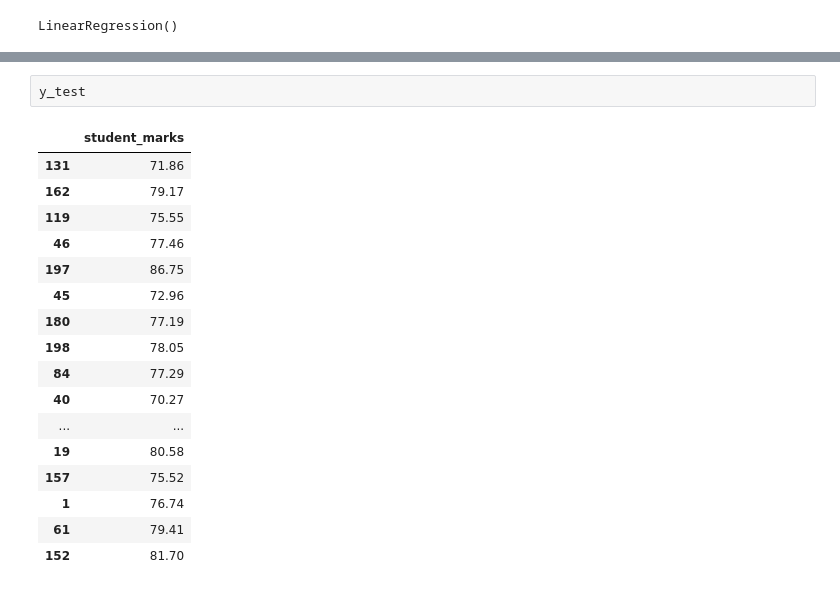
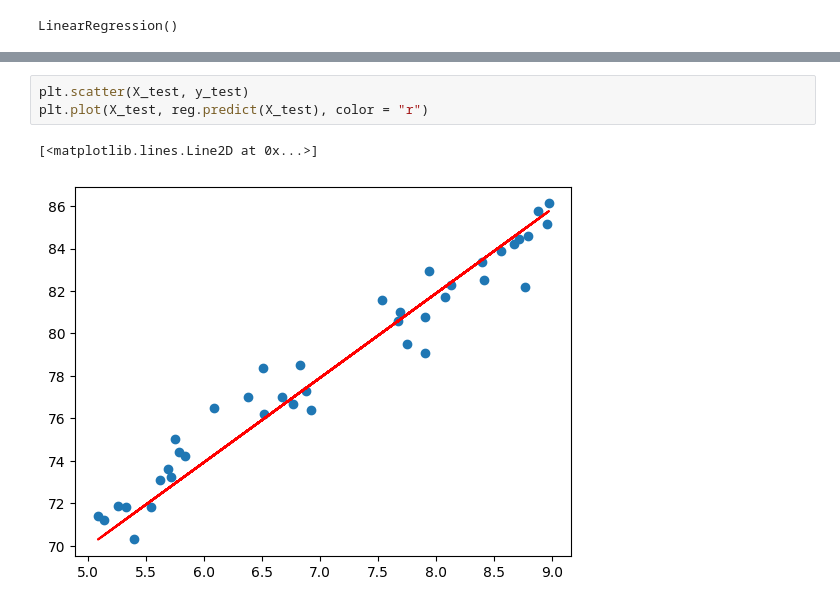
Before and after one commit to jewelnu/All-About-Linear-Regression, a Jupyter notebook: LinearRegrationMarksTestset.ipynb, the cells around one changed output, grey strips where cells are left out. Drawn from its saved outputs; the diff is of its cells as text.

```diff
--- a/LinearRegrationMarksTestset.ipynb
+++ b/LinearRegrationMarksTestset.ipynb
@@ -245,20 +245,6 @@ plt.plot(X_test, reg.predict(X_test), color = 'yellow')
-# %%
-y_test
-# %% [output]
-|  | student_marks |
-| 131 | 71.86 |
-| 162 | 79.17 |
-| 119 | 75.55 |
-| 46 | 77.46 |
-| 197 | 86.75 |
-| 45 | 72.96 |
-| 180 | 77.19 |
-| 198 | 78.05 |
-| 84 | 77.29 |
-| 40 | 70.27 |
-| ... | ... |
-| 19 | 80.58 |
-| 157 | 75.52 |
-| 1 | 76.74 |
-| 61 | 79.41 |
-| 152 | 81.70 |
+# %%
+plt.scatter(X_test, y_test)
+plt.plot(X_test, reg.predict(X_test), color = "r")
+# %% [output]
+[<matplotlib.lines.Line2D at 0x...>]
+[figure, added]
```
Also changed, not shown: parts of 29 cells of this notebook.
